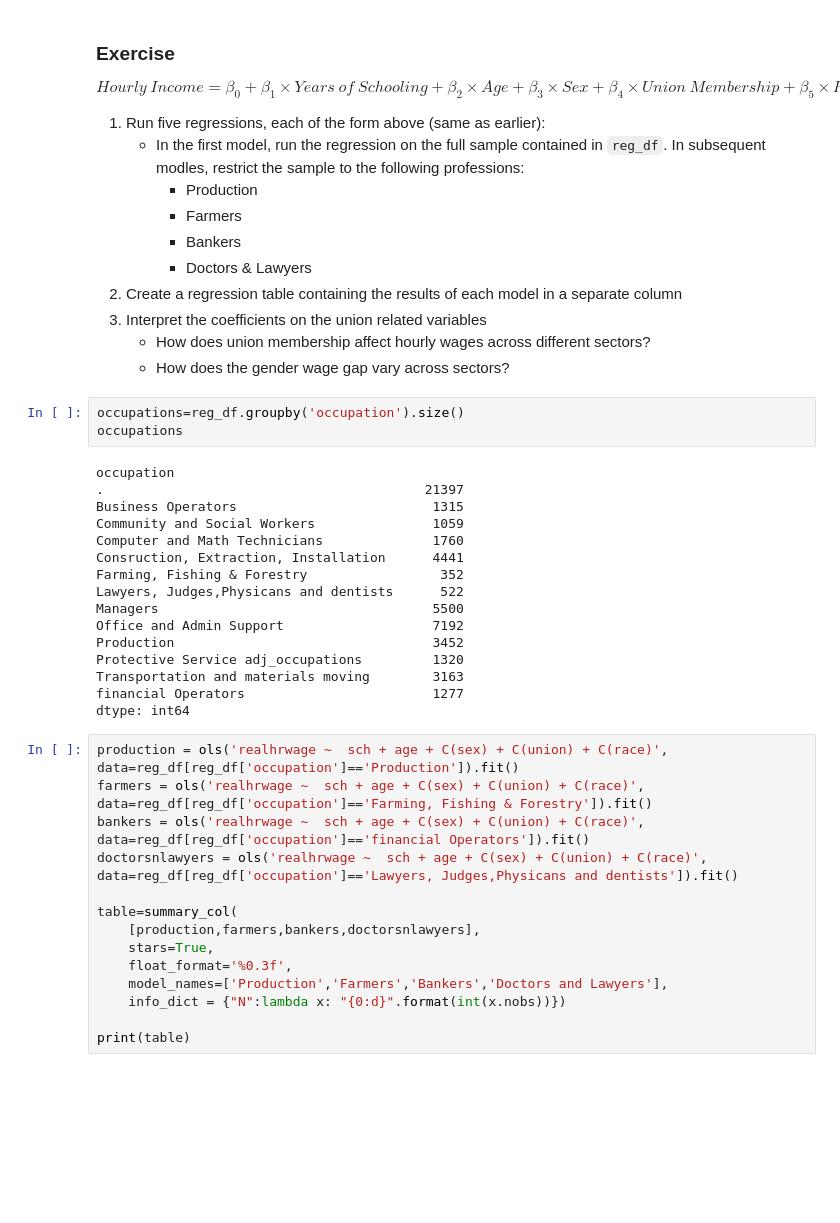
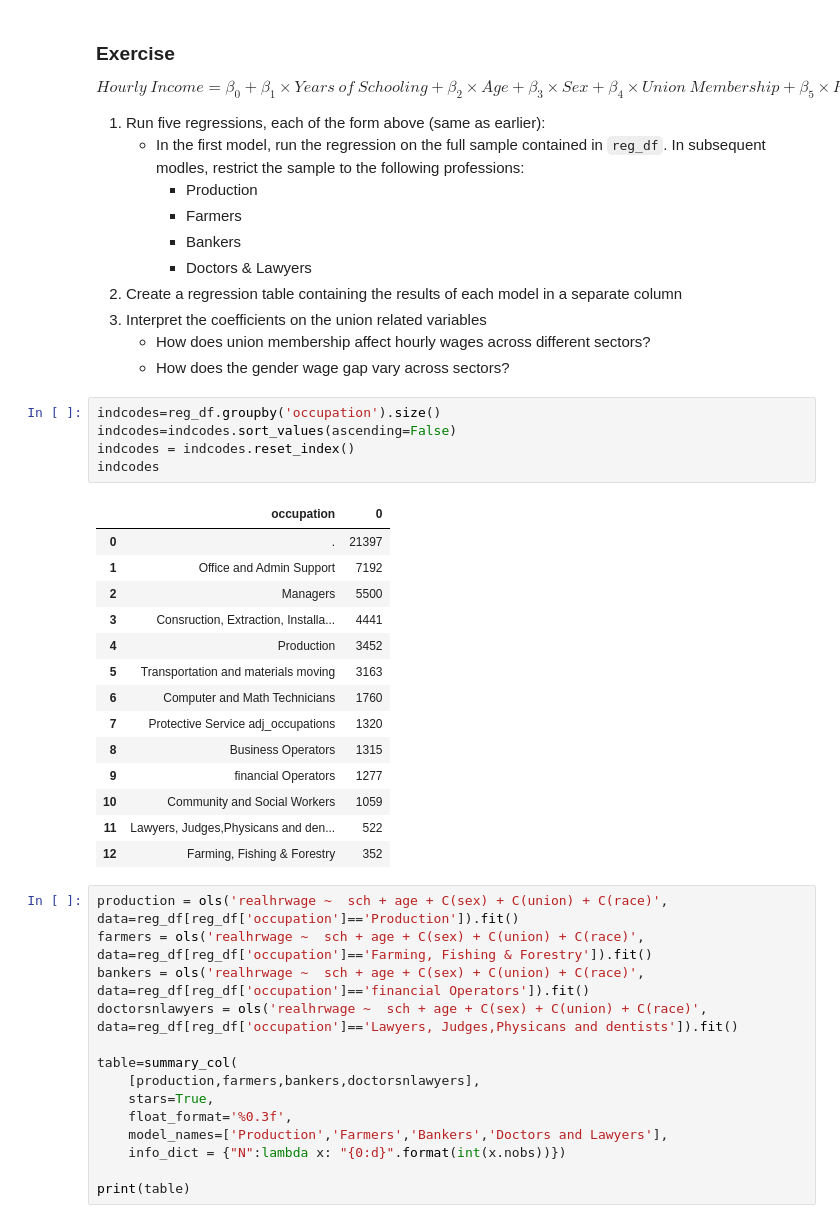
Before and after one commit to jaoshang/QM2, a Jupyter notebook: notebooks/W08. Linear Regression.ipynb, the cells around one changed output. Cells and saved outputs as stored; diff of their text form; blank space fills up the shorter version.

```diff
--- a/notebooks/W08. Linear Regression.ipynb
+++ b/notebooks/W08. Linear Regression.ipynb
@@ -544,25 +544,26 @@ $$ Hourly\ Income= \beta_0 + \beta_1 \times Years\ of\ Schooling + \beta_2 \time
 3. Interpret the coefficients on the union related variables
     * How does union membership affect hourly wages across different sectors?
     * How does the gender wage gap vary across sectors?
-# %%
-occupations=reg_df.groupby('occupation').size()
-occupations
-# %% [output]
-occupation
-.                                         21397
-Business Operators                         1315
-Community and Social Workers               1059
-Computer and Math Technicians              1760
-Consruction, Extraction, Installation      4441
-Farming, Fishing & Forestry                 352
-Lawyers, Judges,Physicans and dentists      522
-Managers                                   5500
-Office and Admin Support                   7192
-Production                                 3452
-Protective Service adj_occupations         1320
-Transportation and materials moving        3163
-financial Operators                        1277
-dtype: int64
+# %%
+indcodes=reg_df.groupby('occupation').size()
+indcodes=indcodes.sort_values(ascending=False)
+indcodes = indcodes.reset_index()
+indcodes
+# %% [output]
+|  | occupation | 0 |
+| 0 | . | 21397 |
+| 1 | Office and Admin Support | 7192 |
+| 2 | Managers | 5500 |
+| 3 | Consruction, Extraction, Installa... | 4441 |
+| 4 | Production | 3452 |
+| 5 | Transportation and materials moving | 3163 |
+| 6 | Computer and Math Technicians | 1760 |
+| 7 | Protective Service adj_occupations | 1320 |
+| 8 | Business Operators | 1315 |
+| 9 | financial Operators | 1277 |
+| 10 | Community and Social Workers | 1059 |
+| 11 | Lawyers, Judges,Physicans and den... | 522 |
+| 12 | Farming, Fishing & Forestry | 352 |
 # %%
 production = ols('realhrwage ~  sch + age + C(sex) + C(union) + C(race)', data=reg_df[reg_df['occupation']=='Production']).fit()
 farmers = ols('realhrwage ~  sch + age + C(sex) + C(union) + C(race)', data=reg_df[reg_df['occupation']=='Farming, Fishing & Forestry']).fit()
```
Also changed, not shown: parts of 8 cells of this notebook.
